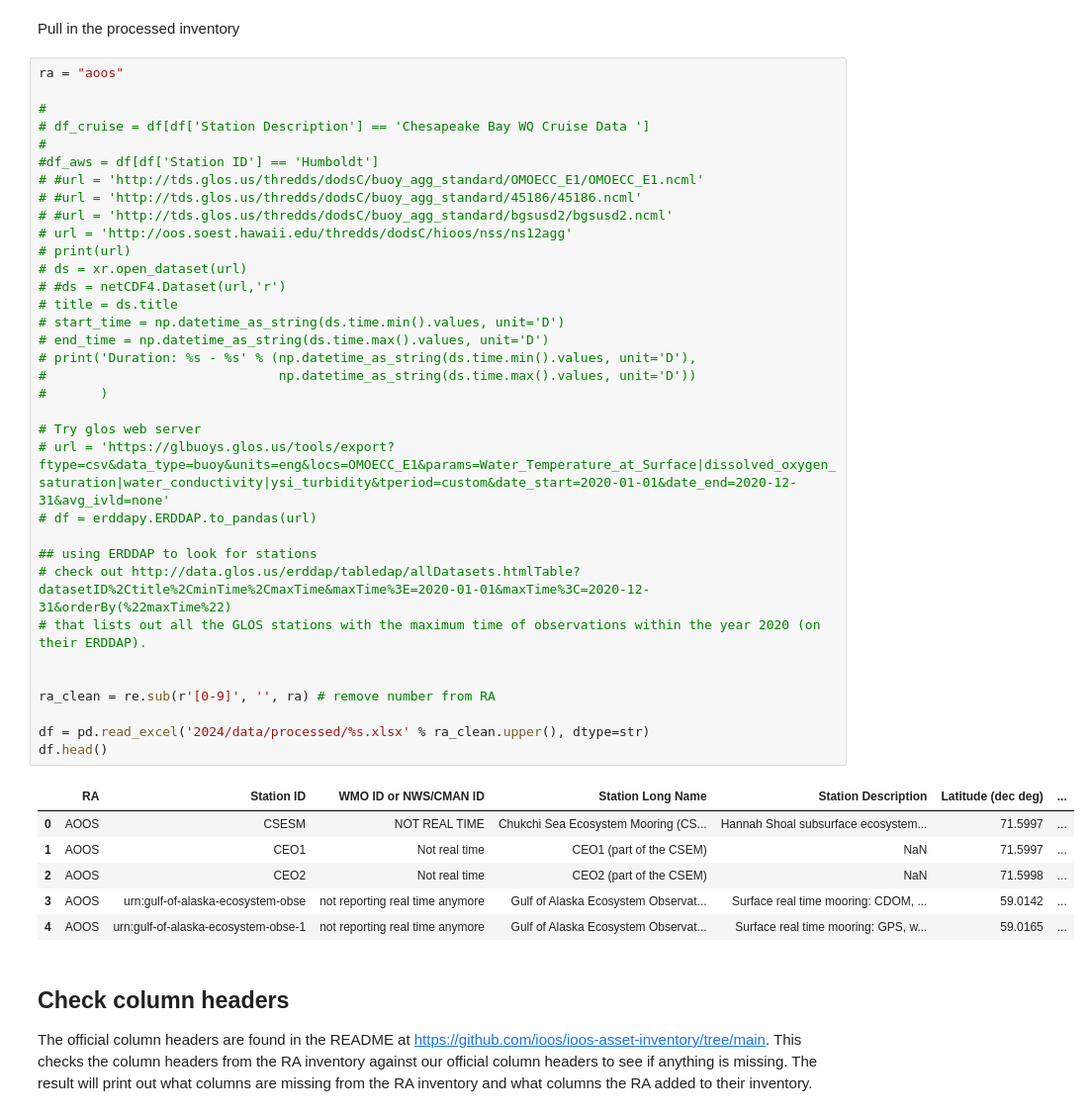
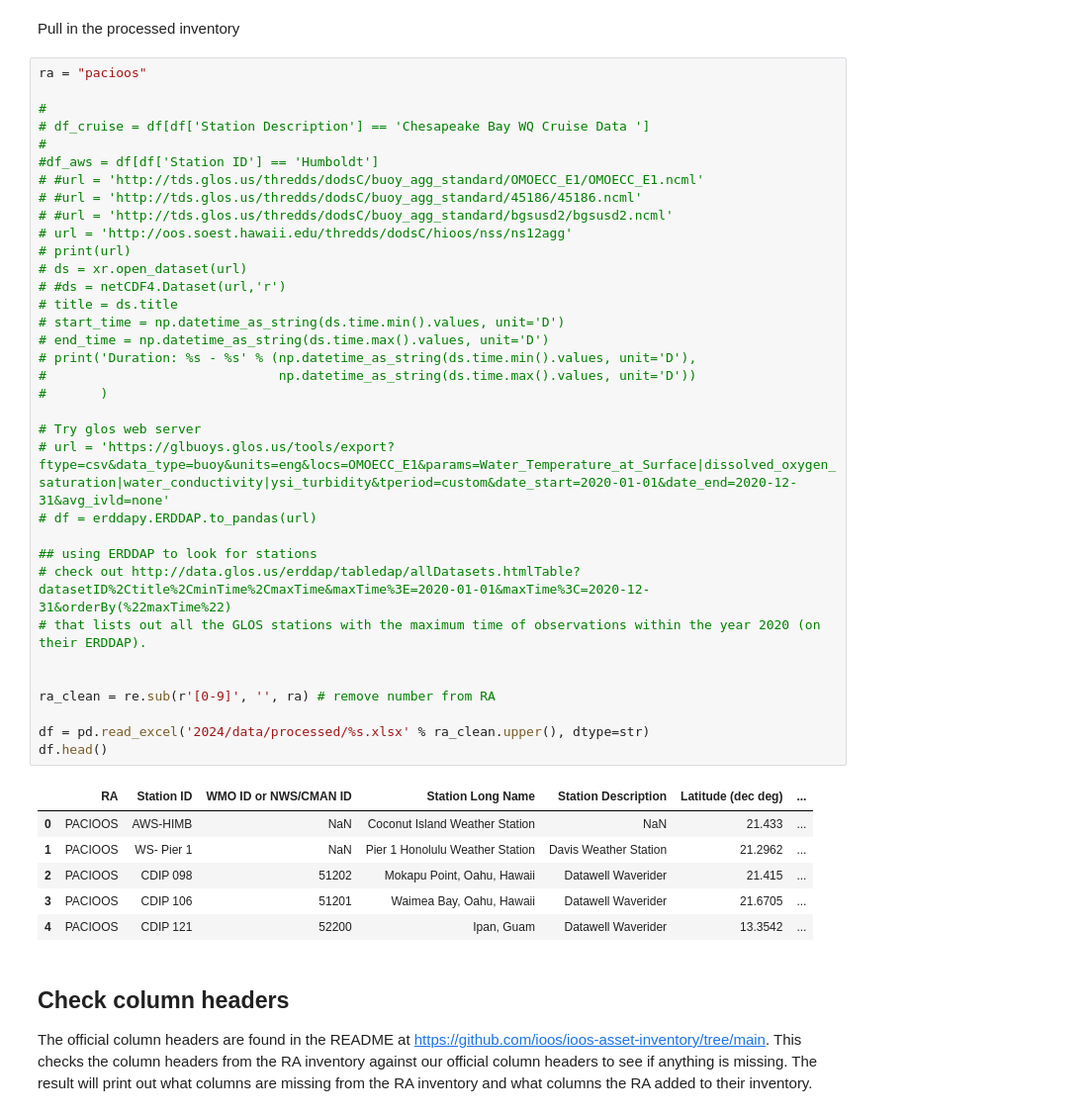
Before and after one commit to ioos/ioos-asset-inventory, a Jupyter notebook: spot_check_stations.ipynb, the cells around one changed output. Shown at 99% size. Cells and saved outputs as stored; diff of their text form.

```diff
--- a/spot_check_stations.ipynb
+++ b/spot_check_stations.ipynb
@@ -9,7 +9,7 @@ import re
 # %% [markdown]
 Pull in the processed inventory
 # %%
-ra = "aoos"
+ra = "pacioos"
 
 #
 # df_cruise = df[df['Station Description'] == 'Chesapeake Bay WQ Cruise Data ']
@@ -17,38 +17,38 @@ ra = "aoos"
 #df_aws = df[df['Station ID'] == 'Humboldt']
 # #url = 'http://tds.glos.us/thredds/dodsC/buoy_agg_standard/OMOECC_E1/OMOECC_E1.ncml'
 # #url = 'http://tds.glos.us/thredds/dodsC/buoy_agg_standard/45186/45186.ncml'
 # #url = 'http://tds.glos.us/thredds/dodsC/buoy_agg_standard/bgsusd2/bgsusd2.ncml'
 # url = 'http://oos.soest.hawaii.edu/thredds/dodsC/hioos/nss/ns12agg'
 # print(url)
 # ds = xr.open_dataset(url)
 # #ds = netCDF4.Dataset(url,'r')
 # title = ds.title
 # start_time = np.datetime_as_string(ds.time.min().values, unit='D')
 # end_time = np.datetime_as_string(ds.time.max().values, unit='D')
 # print('Duration: %s - %s' % (np.datetime_as_string(ds.time.min().values, unit='D'),
 #                              np.datetime_as_string(ds.time.max().values, unit='D'))
 #       )
 
 # Try glos web server
 # url = 'https://glbuoys.glos.us/tools/export?ftype=csv&data_type=buoy&units=eng&locs=OMOECC_E1&params=Water_Temperature_at_Surface|dissolved_oxygen_saturation|water_conductivity|ysi_turbidity&tperiod=custom&date_start=2020-01-01&date_end=2020-12-31&avg_ivld=none'
 # df = erddapy.ERDDAP.to_pandas(url)
 
 ## using ERDDAP to look for stations
 # check out http://data.glos.us/erddap/tabledap/allDatasets.htmlTable?datasetID%2Ctitle%2CminTime%2CmaxTime&maxTime%3E=2020-01-01&maxTime%3C=2020-12-31&orderBy(%22maxTime%22)
 # that lists out all the GLOS stations with the maximum time of observations within the year 2020 (on their ERDDAP).
 
 
 ra_clean = re.sub(r'[0-9]', '', ra) # remove number from RA
 
 df = pd.read_excel('2024/data/processed/%s.xlsx' % ra_clean.upper(), dtype=str)
 df.head()
 # %% [output]
 |  | RA | Station ID | WMO ID or NWS/CMAN ID | Station Long Name | Station Description | Latitude (dec deg) | ... |
-| 0 | AOOS | CSESM | NOT REAL TIME | Chukchi Sea Ecosystem Mooring (CS... | Hannah Shoal subsurface ecosystem... | 71.5997 | ... |
-| 1 | AOOS | CEO1 | Not real time | CEO1 (part of the CSEM) | NaN | 71.5997 | ... |
-| 2 | AOOS | CEO2 | Not real time | CEO2 (part of the CSEM) | NaN | 71.5998 | ... |
-| 3 | AOOS | urn:gulf-of-alaska-ecosystem-obse | not reporting real time anymore | Gulf of Alaska Ecosystem Observat... | Surface real time mooring: CDOM, ... | 59.0142 | ... |
-| 4 | AOOS | urn:gulf-of-alaska-ecosystem-obse-1 | not reporting real time anymore | Gulf of Alaska Ecosystem Observat... | Surface real time mooring: GPS, w... | 59.0165 | ... |
+| 0 | PACIOOS | AWS-HIMB | NaN | Coconut Island Weather Station | NaN | 21.433 | ... |
+| 1 | PACIOOS | WS- Pier 1 | NaN | Pier 1 Honolulu Weather Station | Davis Weather Station | 21.2962 | ... |
+| 2 | PACIOOS | CDIP 098 | 51202 | Mokapu Point, Oahu, Hawaii | Datawell Waverider | 21.415 | ... |
+| 3 | PACIOOS | CDIP 106 | 51201 | Waimea Bay, Oahu, Hawaii | Datawell Waverider | 21.6705 | ... |
+| 4 | PACIOOS | CDIP 121 | 52200 | Ipan, Guam | Datawell Waverider | 13.3542 | ... |
 # %% [markdown]
 ## Check column headers
 
```
Also changed, not shown: parts of 17 cells of this notebook, 9 other files.
